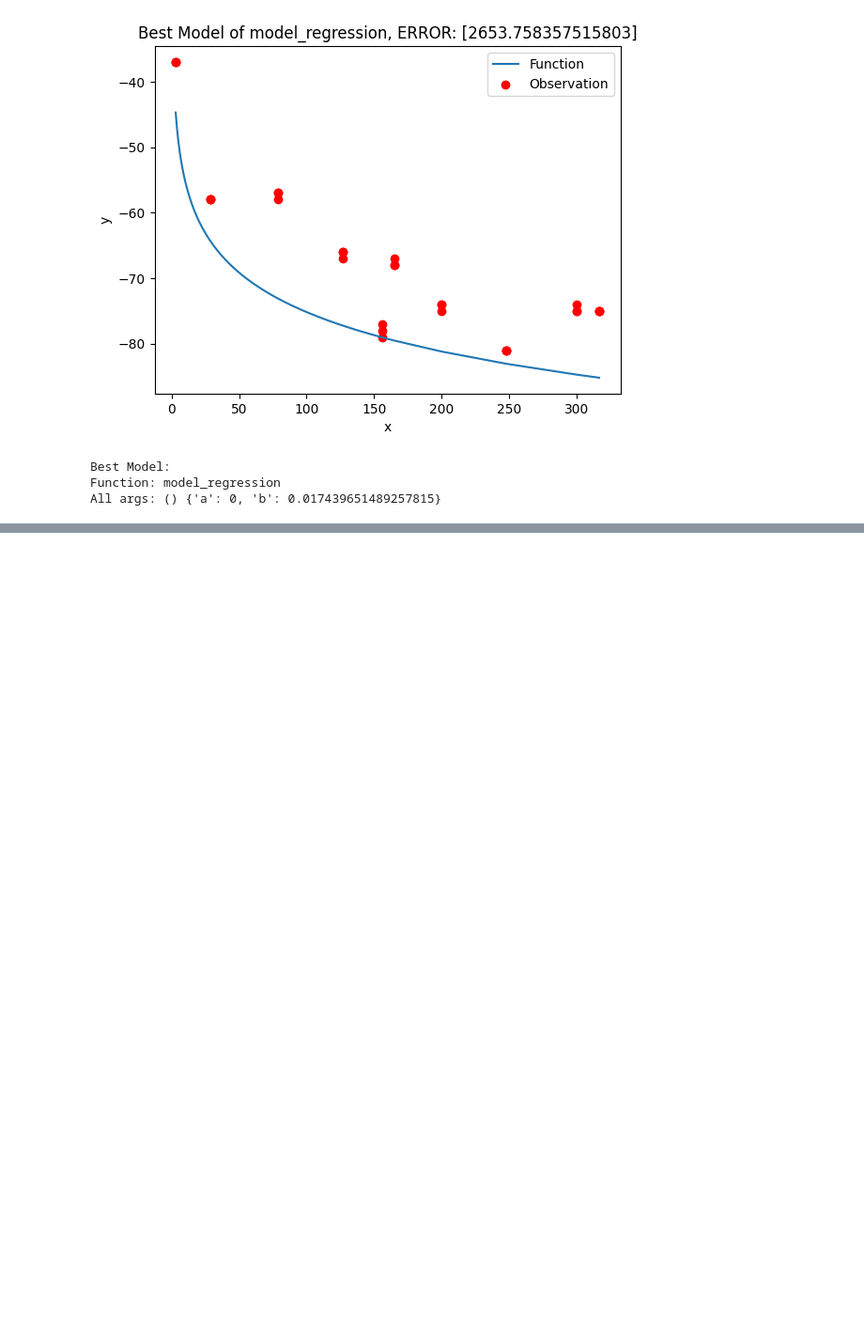
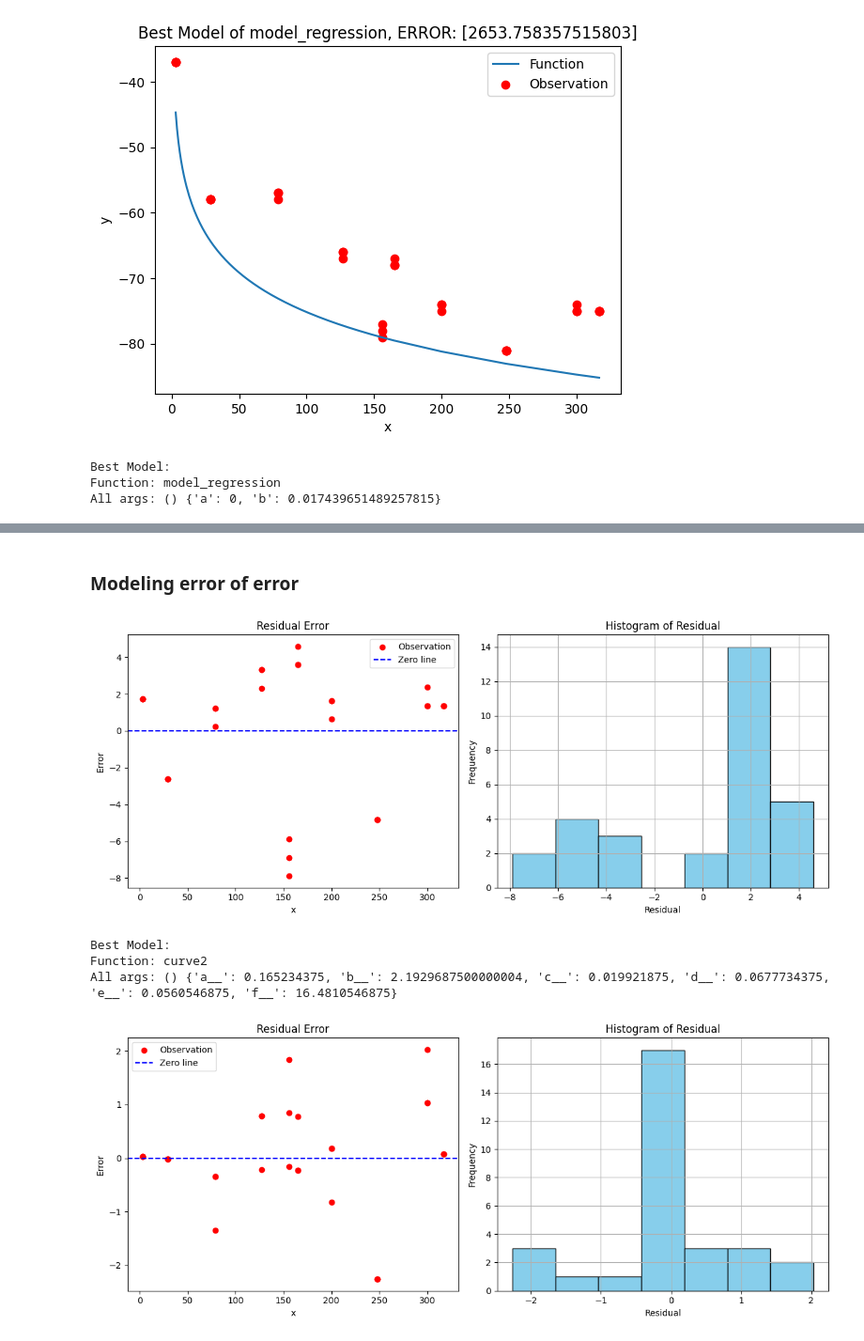
Before and after one commit to IanAguiar-ai/Discrete_Functions_Action_Integration_Hub, a Jupyter notebook: Example/Example_Discrete_Functions_Action_Integration_Hub.ipynb, the cells around one changed output, grey strips where cells are left out. Shown at 94% size. Cells and saved outputs as stored; diff of their text form; code cells hidden in the pictures; blank space fills up the shorter version.

```diff
--- a/Example/Example_Discrete_Functions_Action_Integration_Hub.ipynb
+++ b/Example/Example_Discrete_Functions_Action_Integration_Hub.ipynb
@@ -472,0 +498,31 @@ best.residual()
+# %% [markdown]
+### Modeling error of error
+# %%
+residual_2 = error.residual()
+
+def curve2(x, a__, b__, c__, d__, e__, f__, **args):
+  if x < 70:
+    return -x * a__ + b__
+  elif x < 140:
+    return x * c__
+  elif 160 < x < 220:
+    return -x * d__ + 15
+  else:
+    return x * e__ - f__
+
+error_of_error = adjust_sample_on(curve = residual_2, x = x,
+                         models = [Df(curve2)],
+                         times = 12,
+                         initial_value = 0.1,
+                         plot = False)
+
+final_final_error = best + error + error_of_error
+final_final_error._discrete_function__memory = best._discrete_function__memory
+final_final_error.residual()
+final_final_error.plot([0, 320], curve = [x, y])
+# %% [output]
+[figure, added]
+Best Model:
+Function: curve2
+All args: () {'a__': 0.165234375, 'b__': 2.1929687500000004, 'c__': 0.019921875, 'd__': 0.0677734375, 'e__': 0.0560546875, 'f__': 16.4810546875}
+[figure, added]
```
Also changed, not shown: parts of 13 cells of this notebook, 1 other file.
